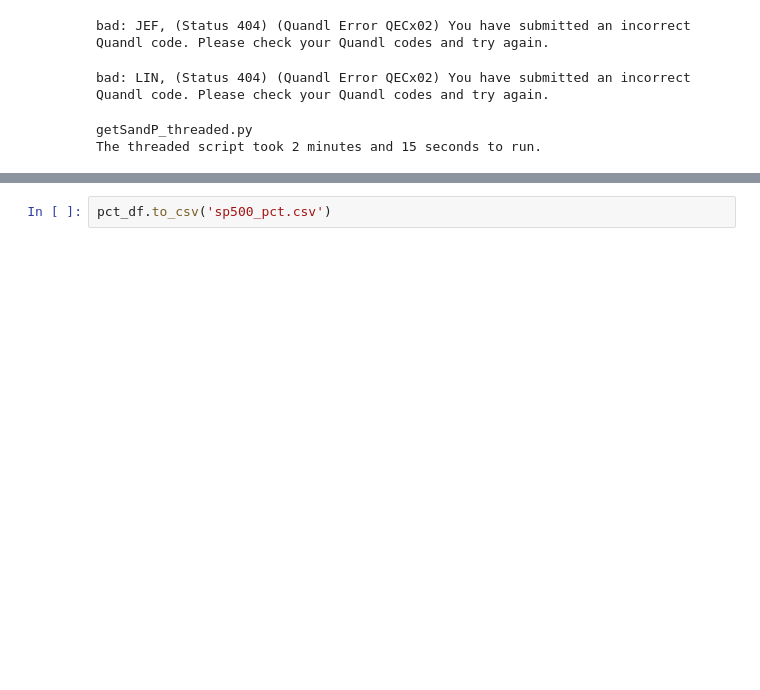
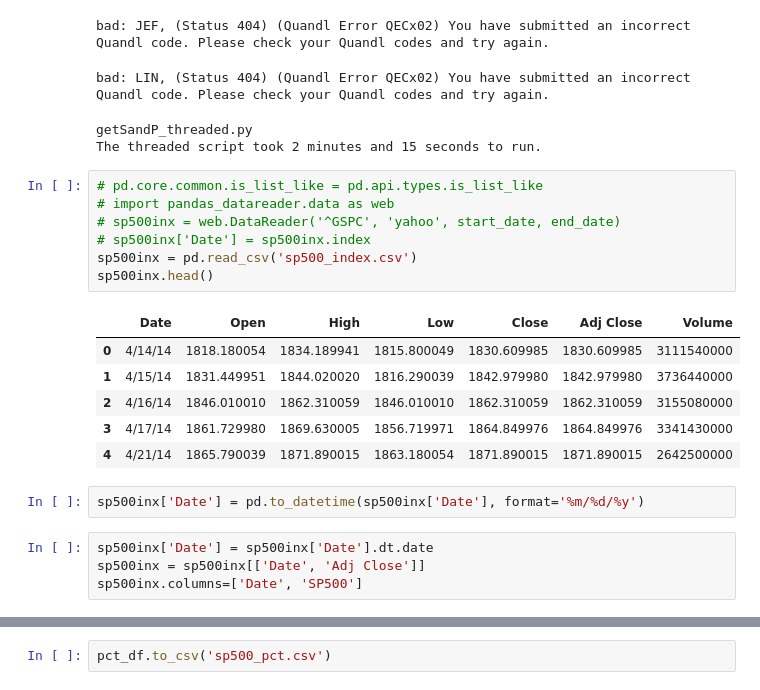
Before and after one commit to songzhm/arbitraryElasticNet, a Jupyter notebook: sandp500/scrape_most_recent_sp500_ constituents.ipynb, the cells around one changed output, grey strips where cells are left out. Saved outputs shown, nothing was run; the diff lists cells and outputs as text; blank space fills up the shorter version.

```diff
--- a/sandp500/scrape_most_recent_sp500_ constituents.ipynb
+++ b/sandp500/scrape_most_recent_sp500_ constituents.ipynb
@@ -69,3 +69,23 @@ bad: JEF, (Status 404) (Quandl Error QECx02) You have submitted an incorrect Qua
 bad: LIN, (Status 404) (Quandl Error QECx02) You have submitted an incorrect Quandl code. Please check your Quandl codes and try again.
 getSandP_threaded.py
 The threaded script took 2 minutes and 15 seconds to run.
+# %%
+# pd.core.common.is_list_like = pd.api.types.is_list_like
+# import pandas_datareader.data as web
+# sp500inx = web.DataReader('^GSPC', 'yahoo', start_date, end_date)
+# sp500inx['Date'] = sp500inx.index
+sp500inx = pd.read_csv('sp500_index.csv')
+sp500inx.head()
+# %% [output]
+|  | Date | Open | High | Low | Close | Adj Close | Volume |
+| 0 | 4/14/14 | 1818.180054 | 1834.189941 | 1815.800049 | 1830.609985 | 1830.609985 | 3111540000 |
+| 1 | 4/15/14 | 1831.449951 | 1844.020020 | 1816.290039 | 1842.979980 | 1842.979980 | 3736440000 |
+| 2 | 4/16/14 | 1846.010010 | 1862.310059 | 1846.010010 | 1862.310059 | 1862.310059 | 3155080000 |
+| 3 | 4/17/14 | 1861.729980 | 1869.630005 | 1856.719971 | 1864.849976 | 1864.849976 | 3341430000 |
+| 4 | 4/21/14 | 1865.790039 | 1871.890015 | 1863.180054 | 1871.890015 | 1871.890015 | 2642500000 |
+# %%
+sp500inx['Date'] = pd.to_datetime(sp500inx['Date'], format='%m/%d/%y')
+# %%
+sp500inx['Date'] = sp500inx['Date'].dt.date
+sp500inx = sp500inx[['Date', 'Adj Close']]
+sp500inx.columns=['Date', 'SP500']
```
Also changed, not shown: parts of 9 cells of this notebook, 3 other files.
